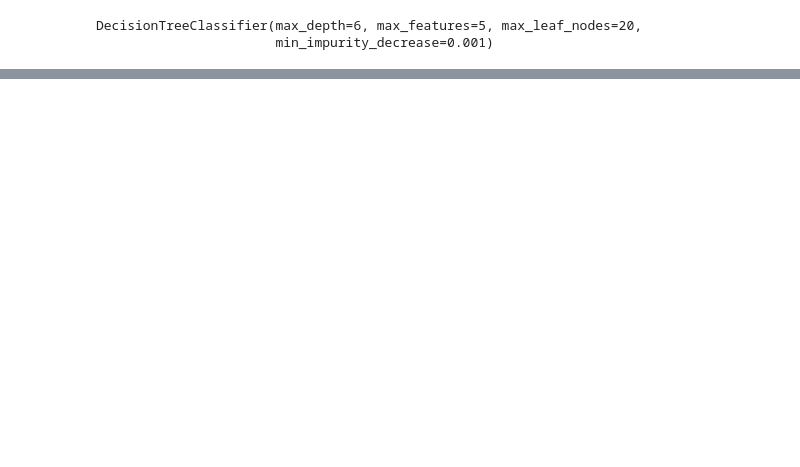
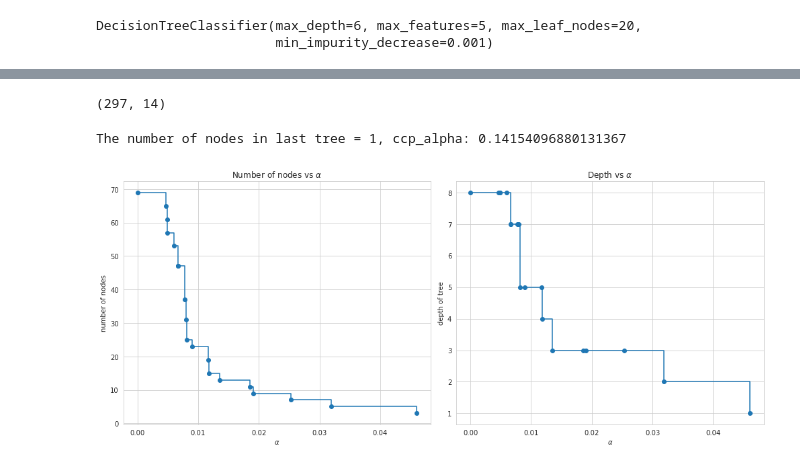
Before and after one commit to somnath1077/MachineLearningExercises, a Jupyter notebook: isrl_rev/ch08/ch08_classification_trees.ipynb, the cells around one changed output, grey strips where cells are left out. Saved outputs shown, nothing was run; the diff lists cells and outputs as text; code cells hidden in the pictures; blank space fills up the shorter version.

Commit message:
classification tree

```diff
--- a/isrl_rev/ch08/ch08_classification_trees.ipynb
+++ b/isrl_rev/ch08/ch08_classification_trees.ipynb
@@ -146,0 +151,4 @@ Image(graph[0].create_png())
+# %%
+df.shape
+# %% [output]
+(297, 14)
@@ -146,0 +161,46 @@ Image(graph[0].create_png())
+# %%
+clf_2 = DecisionTreeClassifier(random_state=0)
+path = clf_2.cost_complexity_pruning_path(X_train, y_train)
+
+ccp_alphas, impurities = path.ccp_alphas, path.impurities
+# %%
+clfs = []
+node_counts = []
+depth = []
+
+
+for ccp_alpha in ccp_alphas:
+    clf = DecisionTreeClassifier(random_state=0, ccp_alpha=ccp_alpha)
+    clf.fit(X_train, y_train)
+
+    clfs.append(clf)
+    node_counts.append(clf.tree_.node_count)
+    depth.append(clf.tree_.max_depth)
+
+
+print(f'The number of nodes in last tree = {node_counts[-1]}, ccp_alpha: {ccp_alphas[-1]}')
+# %% [output]
+The number of nodes in last tree = 1, ccp_alpha: 0.14154096880131367
+# %%
+# Remove the last entry, since this tree has just one node
+
+clfs = clfs[:-1]
+ccp_alphas = ccp_alphas[:-1]
+node_counts = node_counts[:-1]
+depth = depth[:-1]
+# %%
+fig, ax = plt.subplots(1, 2, figsize=(14, 6))
+
+ax[0].plot(ccp_alphas, node_counts, marker='o', drawstyle="steps-post")
+ax[0].set_xlabel(r"$\alpha$")
+ax[0].set_ylabel("number of nodes")
+ax[0].set_title(r"Number of nodes vs $\alpha$")
+
+ax[1].plot(ccp_alphas, depth, marker='o', drawstyle="steps-post")
+ax[1].set_xlabel(r"$\alpha$")
+ax[1].set_ylabel("depth of tree")
+ax[1].set_title(r"Depth vs $\alpha$")
+
+fig.tight_layout()
+# %% [output]
+[figure, added]
```
Also changed, not shown: parts of 10 cells of this notebook.
